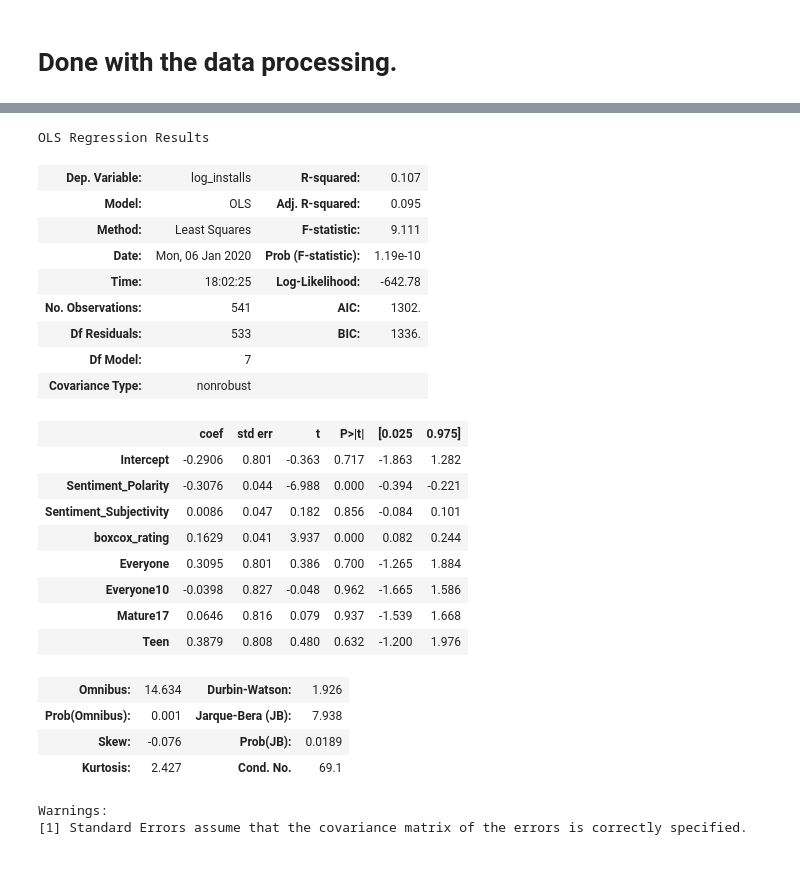
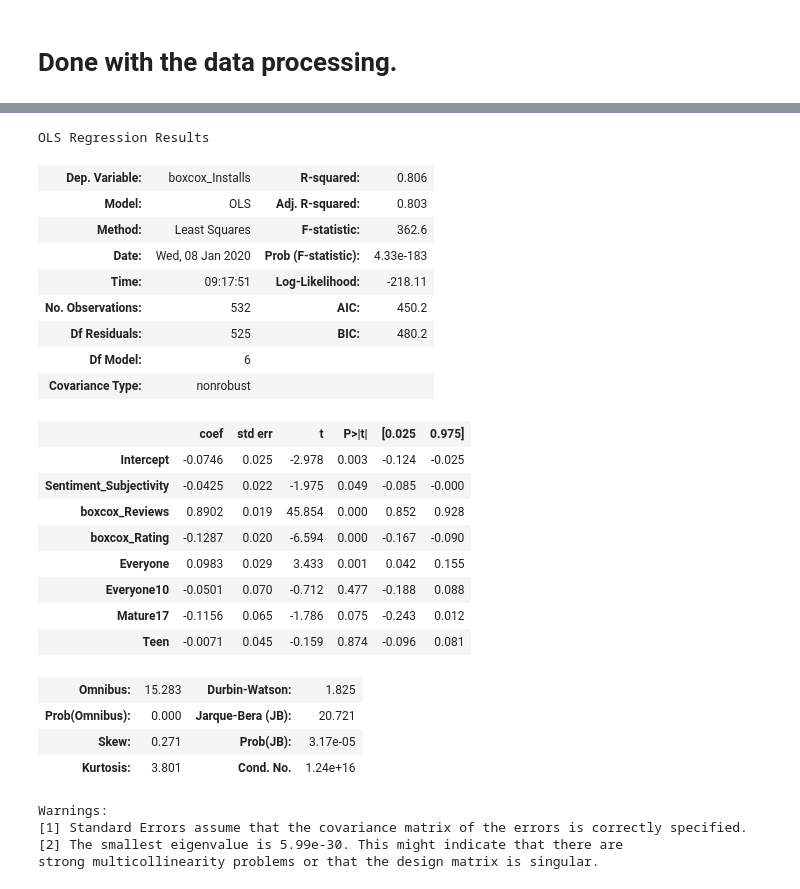
Before and after one commit to Daveedlee/googleplaystoreLR, a Jupyter notebook: main_notebook.ipynb, the cells around one changed output, grey strips where cells are left out. Drawn from its saved outputs; the diff is of its cells as text; code cells hidden in the pictures.

```diff
--- a/main_notebook.ipynb
+++ b/main_notebook.ipynb
@@ -137,6 +167,6 @@ combined_df_cat = combined_df['Content Rating']
 # %%
-target = combined_df['boxcox_installs']
-features = combined_df.iloc[:,6:9]
+target = combined_df['boxcox_Installs']
+features = combined_df.iloc[:,6:11]
 whole = pd.concat([features, target], axis=1)
 # %%
 whole
@@ -178,3 +226,5 @@ ss_df = ss_df[(np.abs(stats.zscore(ss_df)) < 2).all(axis=1)]
+# %%
+ss_df.drop('Sentiment', axis=1, inplace=True)
 # %%
 dummies_df = pd.get_dummies(combined_df_cat, drop_first=True)
 # %%
@@ -182,2 +254,3 @@ feature_df = ss_df.join(dummies_df)
 # %%
-feature_df2 = feature_df.drop('boxcox_reviews', axis=1)
+target = feature_df['boxcox_Installs']
+feature = feature_df.drop('boxcox_Installs', axis=1)
@@ -201,6 +257,3 @@ feature_df2
-# %%
-target = feature_df2['log_installs']
-feature = feature_df2.drop('log_installs', axis=1)
 # %%
 feature
 # %% [output]
@@ -252,36 +306,38 @@ train_df
 # %%
 import statsmodels.api as sm
 from statsmodels.formula.api import ols
 
-x_columns = '+'.join(train_df.columns[:-1])
+x_columns = '+'.join(train_df.columns[1:-1])
 
-f = f'log_installs ~ {x_columns}'
+f = f'boxcox_Installs ~ {x_columns}'
 
 model = ols(formula=f, data=train_df).fit()
 model.summary()
 # %% [output]
 OLS Regression Results
-| Dep. Variable: | log_installs | R-squared: | 0.107 |
-| Model: | OLS | Adj. R-squared: | 0.095 |
-| Method: | Least Squares | F-statistic: | 9.111 |
-| Date: | Mon, 06 Jan 2020 | Prob (F-statistic): | 1.19e-10 |
-| Time: | 18:02:25 | Log-Likelihood: | -642.78 |
-| No. Observations: | 541 | AIC: | 1302. |
-| Df Residuals: | 533 | BIC: | 1336. |
-| Df Model: | 7 |  |  |
+| Dep. Variable: | boxcox_Installs | R-squared: | 0.806 |
+| Model: | OLS | Adj. R-squared: | 0.803 |
+| Method: | Least Squares | F-statistic: | 362.6 |
+| Date: | Wed, 08 Jan 2020 | Prob (F-statistic): | 4.33e-183 |
+| Time: | 09:17:51 | Log-Likelihood: | -218.11 |
+| No. Observations: | 532 | AIC: | 450.2 |
+| Df Residuals: | 525 | BIC: | 480.2 |
+| Df Model: | 6 |  |  |
 | Covariance Type: | nonrobust |  |  |
 |  | coef | std err | t | P>|t| | [0.025 | 0.975] |
-| Intercept | -0.2906 | 0.801 | -0.363 | 0.717 | -1.863 | 1.282 |
-| Sentiment_Polarity | -0.3076 | 0.044 | -6.988 | 0.000 | -0.394 | -0.221 |
-| Sentiment_Subjectivity | 0.0086 | 0.047 | 0.182 | 0.856 | -0.084 | 0.101 |
-| boxcox_rating | 0.1629 | 0.041 | 3.937 | 0.000 | 0.082 | 0.244 |
-| Everyone | 0.3095 | 0.801 | 0.386 | 0.700 | -1.265 | 1.884 |
-| Everyone10 | -0.0398 | 0.827 | -0.048 | 0.962 | -1.665 | 1.586 |
-| Mature17 | 0.0646 | 0.816 | 0.079 | 0.937 | -1.539 | 1.668 |
-| Teen | 0.3879 | 0.808 | 0.480 | 0.632 | -1.200 | 1.976 |
+| Intercept | -0.0746 | 0.025 | -2.978 | 0.003 | -0.124 | -0.025 |
+| Sentiment_Subjectivity | -0.0425 | 0.022 | -1.975 | 0.049 | -0.085 | -0.000 |
+| boxcox_Reviews | 0.8902 | 0.019 | 45.854 | 0.000 | 0.852 | 0.928 |
+| boxcox_Rating | -0.1287 | 0.020 | -6.594 | 0.000 | -0.167 | -0.090 |
+| Everyone | 0.0983 | 0.029 | 3.433 | 0.001 | 0.042 | 0.155 |
+| Everyone10 | -0.0501 | 0.070 | -0.712 | 0.477 | -0.188 | 0.088 |
+| Mature17 | -0.1156 | 0.065 | -1.786 | 0.075 | -0.243 | 0.012 |
+| Teen | -0.0071 | 0.045 | -0.159 | 0.874 | -0.096 | 0.081 |
-| Omnibus: | 14.634 | Durbin-Watson: | 1.926 |
-| Prob(Omnibus): | 0.001 | Jarque-Bera (JB): | 7.938 |
-| Skew: | -0.076 | Prob(JB): | 0.0189 |
-| Kurtosis: | 2.427 | Cond. No. | 69.1 |
+| Omnibus: | 15.283 | Durbin-Watson: | 1.825 |
+| Prob(Omnibus): | 0.000 | Jarque-Bera (JB): | 20.721 |
+| Skew: | 0.271 | Prob(JB): | 3.17e-05 |
+| Kurtosis: | 3.801 | Cond. No. | 1.24e+16 |
 Warnings:
 [1] Standard Errors assume that the covariance matrix of the errors is correctly specified.
+[2] The smallest eigenvalue is 5.99e-30. This might indicate that there are
+strong multicollinearity problems or that the design matrix is singular.
```
Also changed, not shown: parts of 47 cells of this notebook, 9 other files.
